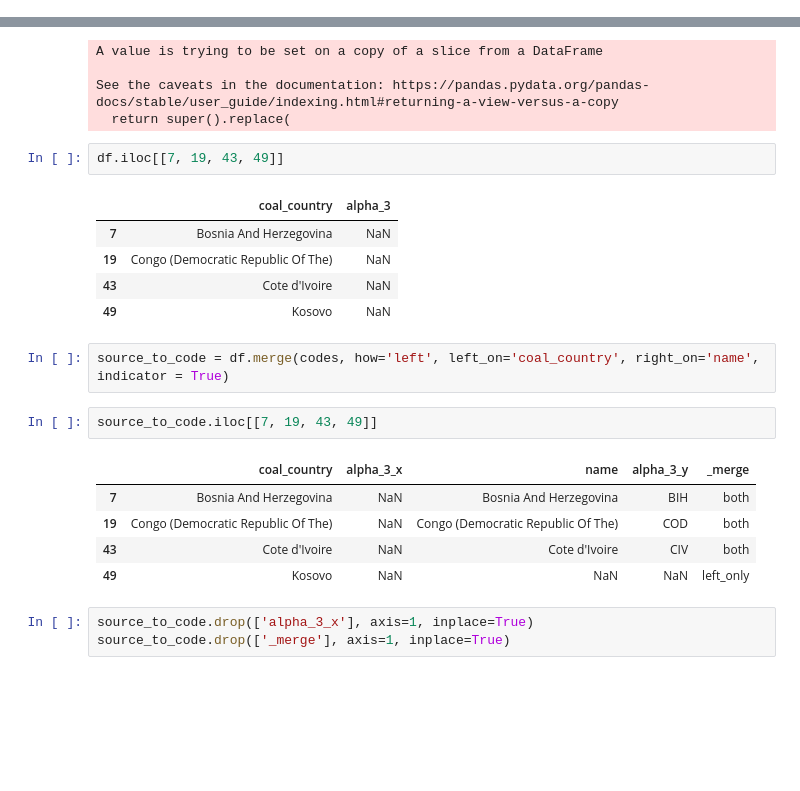
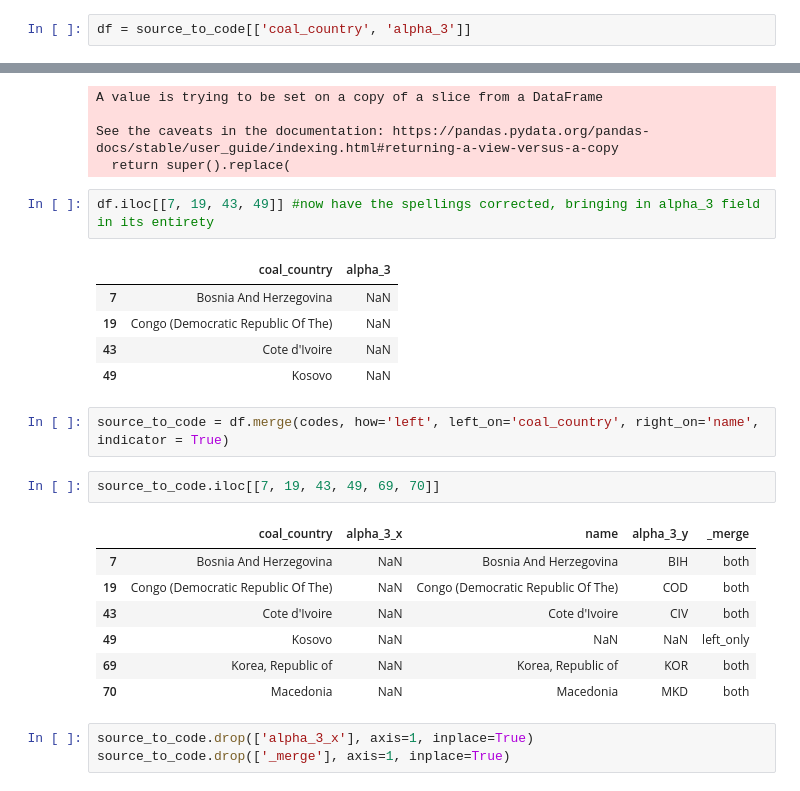
Before and after one commit to acsours/etl_coal_data, a Jupyter notebook: coal_transform.ipynb, the cells around one changed output, grey strips where cells are left out. Cells and saved outputs as stored; diff of their text form; blank space fills up the shorter version.

```diff
--- a/coal_transform.ipynb
+++ b/coal_transform.ipynb
@@ -169,6 +169,8 @@ new_spelling = {
     ,'North Korea': 'Korea, Republic of'
     ,'North Macedonia': 'Macedonia'
 }
+# %%
+df = source_to_code[['coal_country', 'alpha_3']]
 # %%
 s1 = df['coal_country']
 # %%
@@ -187,7 +189,7 @@ A value is trying to be set on a copy of a slice from a DataFrame
 See the caveats in the documentation: https://pandas.pydata.org/pandas-docs/stable/user_guide/indexing.html#returning-a-view-versus-a-copy
   return super().replace(
 # %%
-df.iloc[[7, 19, 43, 49]]
+df.iloc[[7, 19, 43, 49]] #now have the spellings corrected, bringing in alpha_3 field in its entirety
 # %% [output]
 |  | coal_country | alpha_3 |
 | 7 | Bosnia And Herzegovina | NaN |
@@ -197,13 +199,15 @@ df.iloc[[7, 19, 43, 49]]
 # %%
 source_to_code = df.merge(codes, how='left', left_on='coal_country', right_on='name', indicator = True)
 # %%
-source_to_code.iloc[[7, 19, 43, 49]]
+source_to_code.iloc[[7, 19, 43, 49, 69, 70]]
 # %% [output]
 |  | coal_country | alpha_3_x | name | alpha_3_y | _merge |
 | 7 | Bosnia And Herzegovina | NaN | Bosnia And Herzegovina | BIH | both |
 | 19 | Congo (Democratic Republic Of The) | NaN | Congo (Democratic Republic Of The) | COD | both |
 | 43 | Cote d'Ivoire | NaN | Cote d'Ivoire | CIV | both |
 | 49 | Kosovo | NaN | NaN | NaN | left_only |
+| 69 | Korea, Republic of | NaN | Korea, Republic of | KOR | both |
+| 70 | Macedonia | NaN | Macedonia | MKD | both |
 # %%
 source_to_code.drop(['alpha_3_x'], axis=1, inplace=True)
 source_to_code.drop(['_merge'], axis=1, inplace=True)
```
Also changed, not shown: parts of 2 cells of this notebook.
